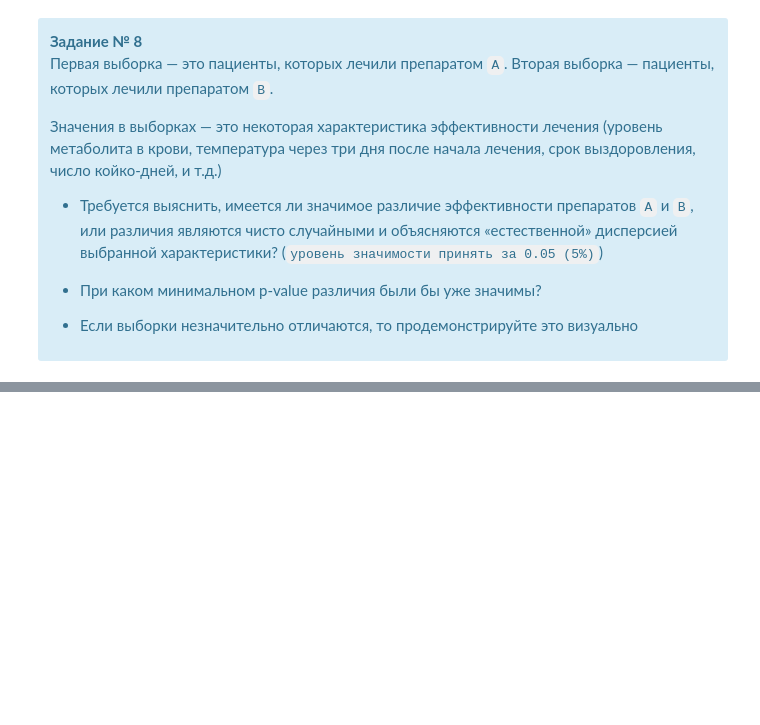
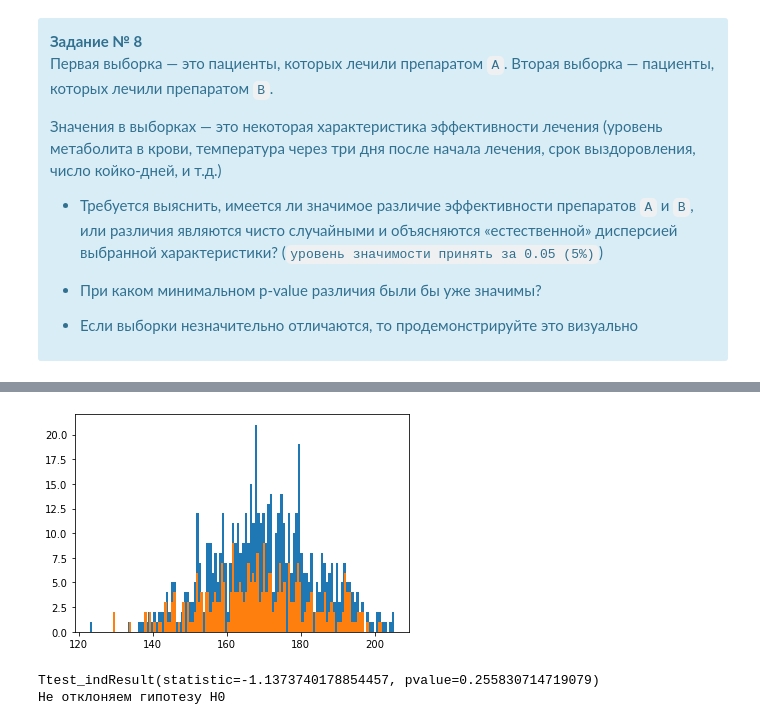
Before and after one commit to Gralex78/Home-Work-PYDA-20, a Jupyter notebook: 19_Confidential_intervals/HW_#19.ipynb, the cells around one changed output, grey strips where cells are left out. Drawn from its saved outputs; the diff is of its cells as text; code cells hidden in the pictures; blank space fills up the shorter version.

```diff
--- a/19_Confidential_intervals/HW_#19.ipynb
+++ b/19_Confidential_intervals/HW_#19.ipynb
@@ -873,0 +944,17 @@ B = stats.norm.rvs(scale=14,loc=171.4,size=300)
+# %%
+plt.hist(drugs, bins=120);
+plt.hist(A, bins=120);
+# %% [output]
+[figure, added]
+# %%
+alpha = 0.05
+result = stats.ttest_ind(a=drugs, b=B, equal_var=False)
+print(result)
+
+if result.pvalue < alpha:
+    print('Отклоняем гипотезу Н0')
+else:
+    print('Не отклоняем гипотезу Н0')
+# %% [output]
+Ttest_indResult(statistic=-1.1373740178854457, pvalue=0.255830714719079)
+Не отклоняем гипотезу Н0
```
Also changed, not shown: parts of 19 cells of this notebook.
